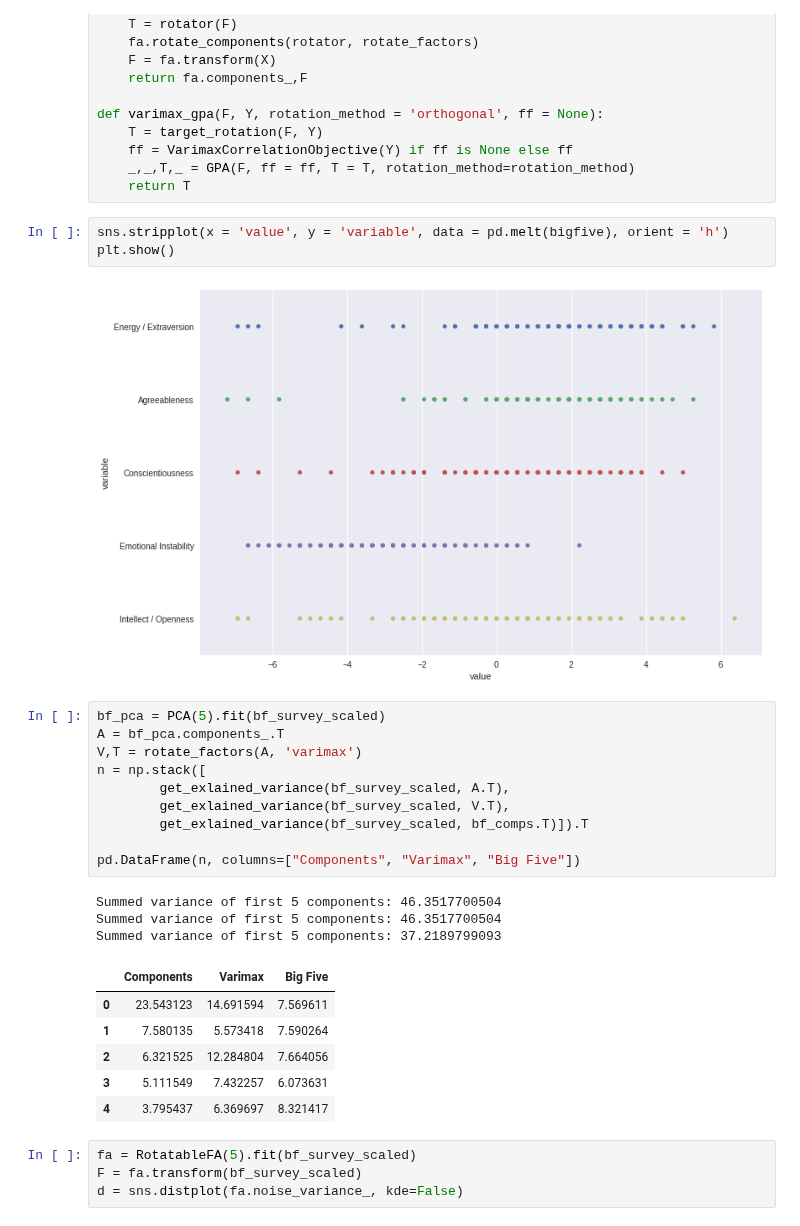
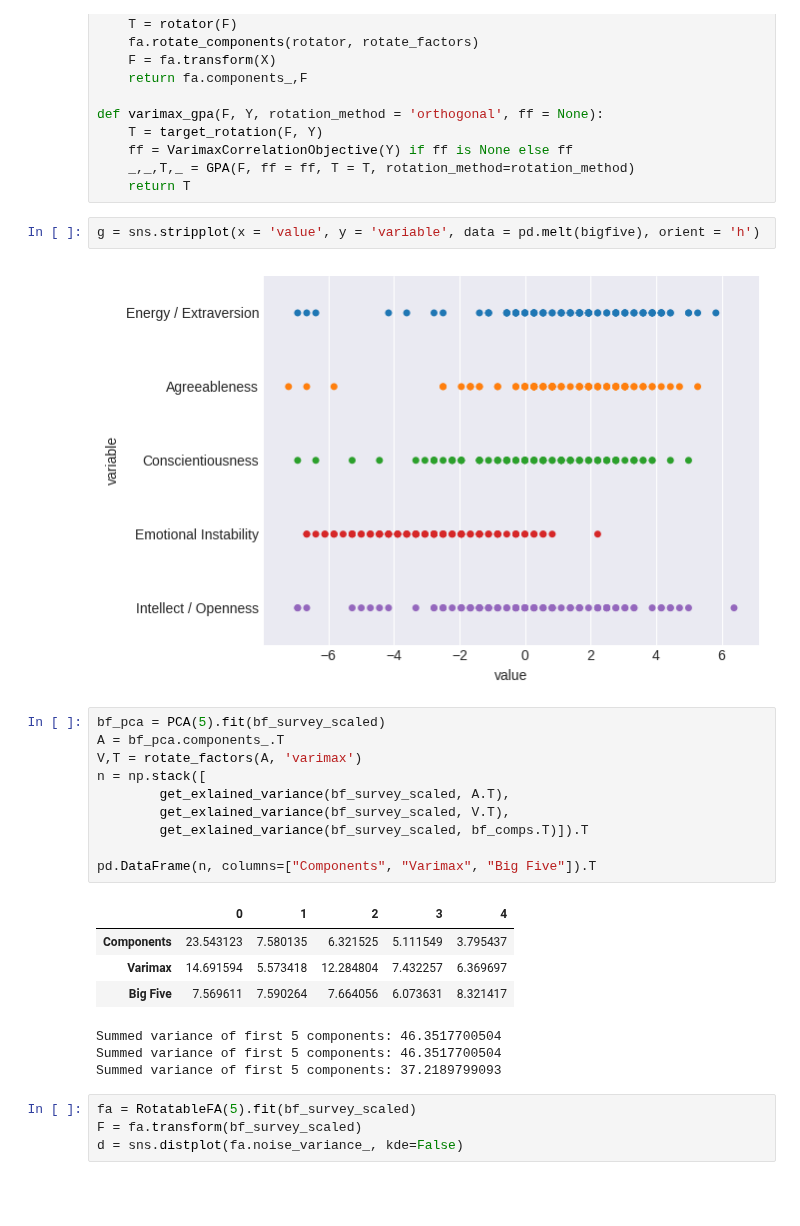
Before and after one commit to nandanrao/education, a Jupyter notebook: defense/defense.ipynb, the cells around one changed output. Drawn from its saved outputs; the diff is of its cells as text; blank space fills up the shorter version.

```diff
--- a/defense/defense.ipynb
+++ b/defense/defense.ipynb
@@ -89,10 +167,9 @@ def varimax_gpa(F, Y, rotation_method = 'orthogonal', ff = None):
     _,_,T,_ = GPA(F, ff = ff, T = T, rotation_method=rotation_method)
     return T
 # %%
-sns.stripplot(x = 'value', y = 'variable', data = pd.melt(bigfive), orient = 'h')
-plt.show()
+g = sns.stripplot(x = 'value', y = 'variable', data = pd.melt(bigfive), orient = 'h')
 # %% [output]
-[figure, old version]
+[figure, new version]
 # %%
 bf_pca = PCA(5).fit(bf_survey_scaled)
 A = bf_pca.components_.T
@@ -102,17 +179,15 @@ n = np.stack([
         get_exlained_variance(bf_survey_scaled, V.T),
         get_exlained_variance(bf_survey_scaled, bf_comps.T)]).T
 
-pd.DataFrame(n, columns=["Components", "Varimax", "Big Five"])
+pd.DataFrame(n, columns=["Components", "Varimax", "Big Five"]).T
 # %% [output]
+|  | 0 | 1 | 2 | 3 | 4 |
+| Components | 23.543123 | 7.580135 | 6.321525 | 5.111549 | 3.795437 |
+| Varimax | 14.691594 | 5.573418 | 12.284804 | 7.432257 | 6.369697 |
+| Big Five | 7.569611 | 7.590264 | 7.664056 | 6.073631 | 8.321417 |
 Summed variance of first 5 components: 46.3517700504
 Summed variance of first 5 components: 46.3517700504
 Summed variance of first 5 components: 37.2189799093
-|  | Components | Varimax | Big Five |
-| 0 | 23.543123 | 14.691594 | 7.569611 |
-| 1 | 7.580135 | 5.573418 | 7.590264 |
-| 2 | 6.321525 | 12.284804 | 7.664056 |
-| 3 | 5.111549 | 7.432257 | 6.073631 |
-| 4 | 3.795437 | 6.369697 | 8.321417 |
 # %%
 fa = RotatableFA(5).fit(bf_survey_scaled)
 F = fa.transform(bf_survey_scaled)
```
Also changed, not shown: parts of 31 cells of this notebook, 28 other files.
